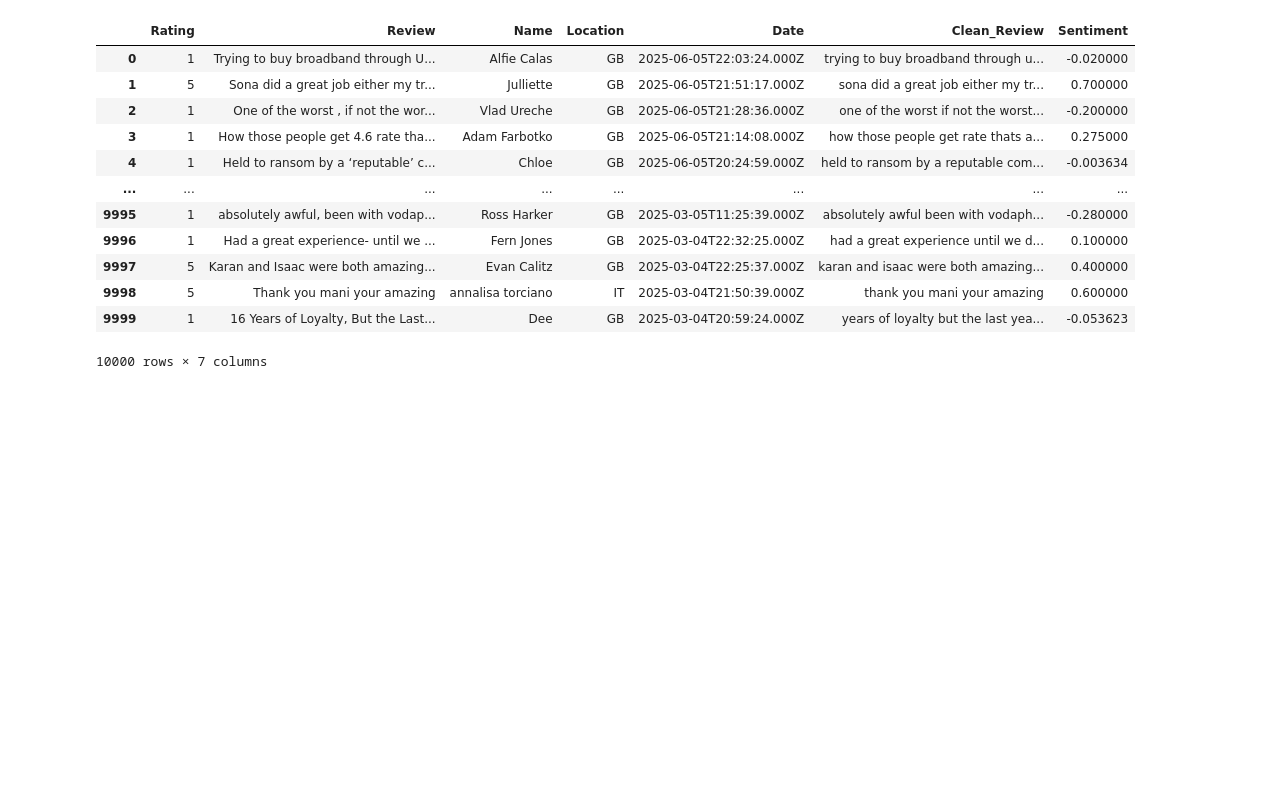
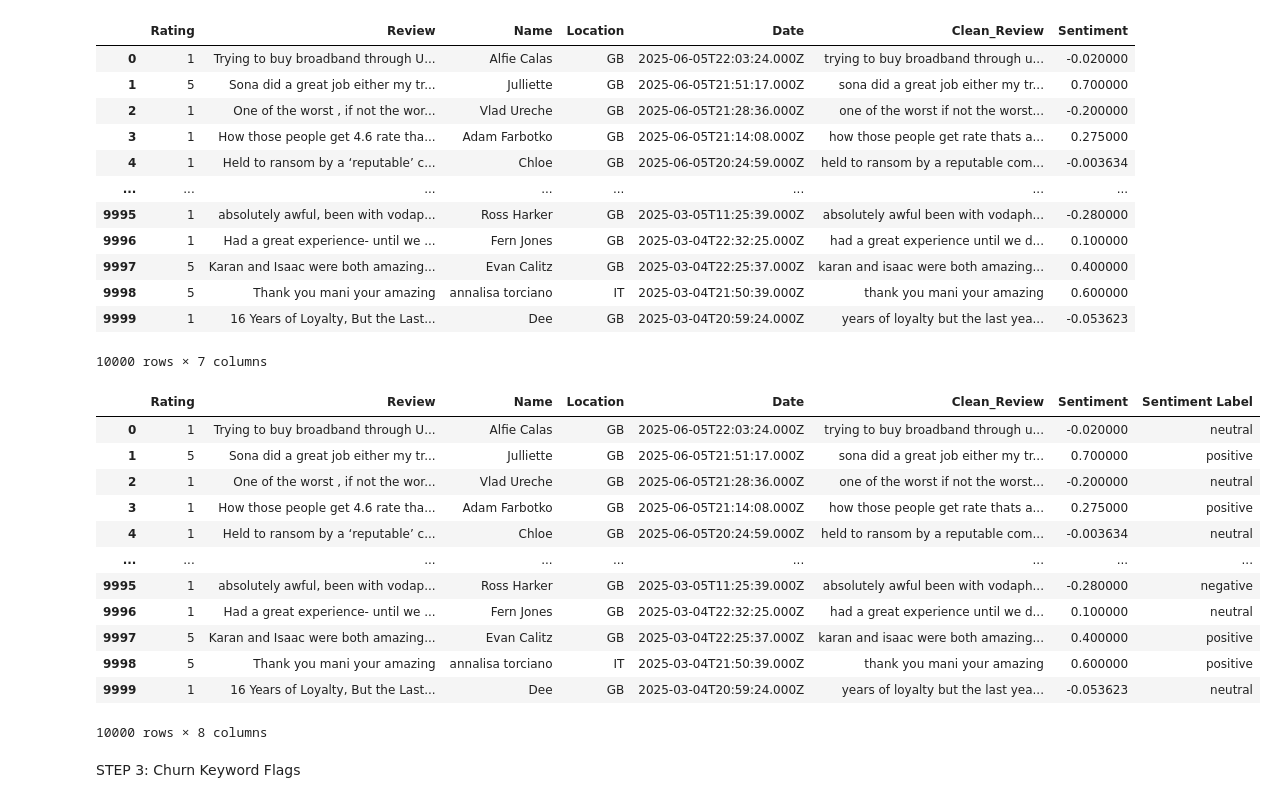
Before and after one commit to Deelaw15/Vodaphone-Customer-Churn, a Jupyter notebook: Data preparation.ipynb, the cells around one changed output. Drawn from its saved outputs; the diff is of its cells as text; code cells hidden in the pictures; blank space fills up the shorter version.

```diff
--- a/Data preparation.ipynb
+++ b/Data preparation.ipynb
@@ -92,3 +92,32 @@ df
 | 9998 | 5 | Thank you mani your amazing | annalisa torciano | IT | 2025-03-04T21:50:39.000Z | thank you mani your amazing | 0.600000 |
 | 9999 | 1 | 16 Years of Loyalty, But the Last... | Dee | GB | 2025-03-04T20:59:24.000Z | years of loyalty but the last yea... | -0.053623 |
 10000 rows × 7 columns
+# %%
+def get_sentiment_label(polarity):
+    # Define sentiment labels based on polarity
+    if polarity > 0.2:
+        return 'positive'
+    elif polarity < -0.2:
+        return 'negative'
+    else:
+        return 'neutral'
+
+df['Sentiment Label'] = df['Sentiment'].apply(get_sentiment_label)
+# %%
+df
+# %% [output]
+|  | Rating | Review | Name | Location | Date | Clean_Review | Sentiment | Sentiment Label |
+| 0 | 1 | Trying to buy broadband through U... | Alfie Calas | GB | 2025-06-05T22:03:24.000Z | trying to buy broadband through u... | -0.020000 | neutral |
+| 1 | 5 | Sona did a great job either my tr... | Julliette | GB | 2025-06-05T21:51:17.000Z | sona did a great job either my tr... | 0.700000 | positive |
+| 2 | 1 | One of the worst , if not the wor... | Vlad Ureche | GB | 2025-06-05T21:28:36.000Z | one of the worst if not the worst... | -0.200000 | neutral |
+| 3 | 1 | How those people get 4.6 rate tha... | Adam Farbotko | GB | 2025-06-05T21:14:08.000Z | how those people get rate thats a... | 0.275000 | positive |
+| 4 | 1 | Held to ransom by a ‘reputable’ c... | Chloe | GB | 2025-06-05T20:24:59.000Z | held to ransom by a reputable com... | -0.003634 | neutral |
+| ... | ... | ... | ... | ... | ... | ... | ... | ... |
+| 9995 | 1 | absolutely awful, been with vodap... | Ross Harker | GB | 2025-03-05T11:25:39.000Z | absolutely awful been with vodaph... | -0.280000 | negative |
+| 9996 | 1 | Had a great experience- until we ... | Fern Jones | GB | 2025-03-04T22:32:25.000Z | had a great experience until we d... | 0.100000 | neutral |
+| 9997 | 5 | Karan and Isaac were both amazing... | Evan Calitz | GB | 2025-03-04T22:25:37.000Z | karan and isaac were both amazing... | 0.400000 | positive |
+| 9998 | 5 | Thank you mani your amazing | annalisa torciano | IT | 2025-03-04T21:50:39.000Z | thank you mani your amazing | 0.600000 | positive |
+| 9999 | 1 | 16 Years of Loyalty, But the Last... | Dee | GB | 2025-03-04T20:59:24.000Z | years of loyalty but the last yea... | -0.053623 | neutral |
+10000 rows × 8 columns
+# %% [markdown]
+ STEP 3: Churn Keyword Flags
```
Also changed, not shown: parts of 14 cells of this notebook.
